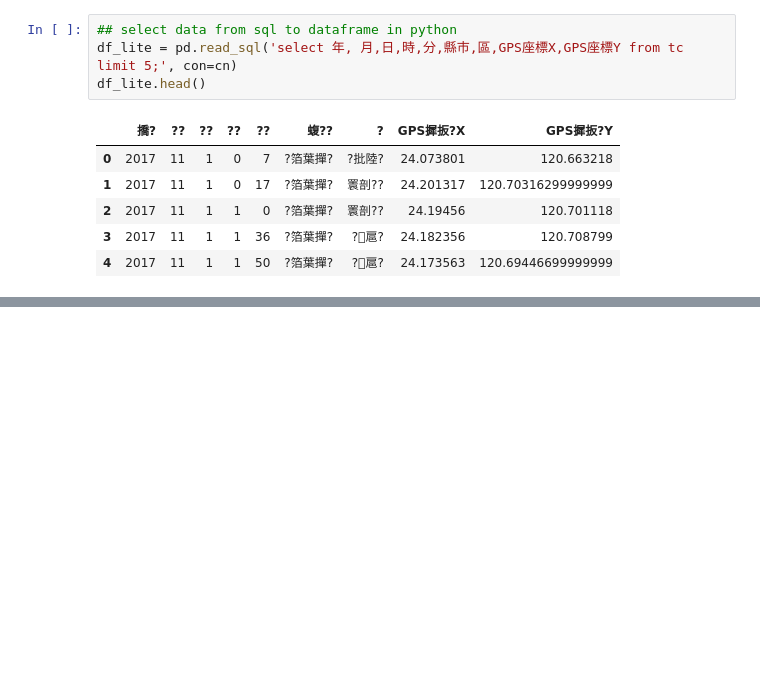
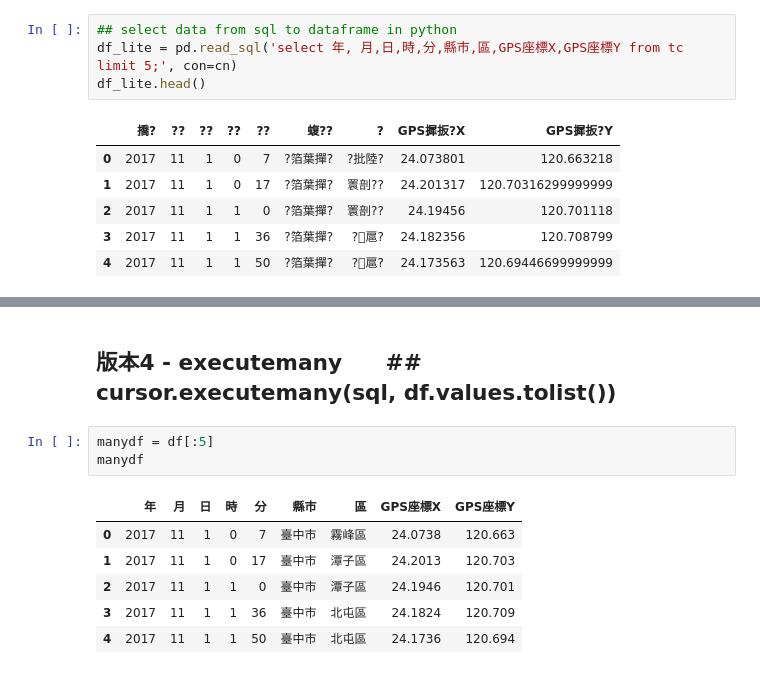
Before and after one commit to WangYenTing/Python, a Jupyter notebook: TRY_MySQL.ipynb, the cells around one changed output, grey strips where cells are left out. Cells and saved outputs as stored; diff of their text form; blank space fills up the shorter version.

```diff
--- a/TRY_MySQL.ipynb
+++ b/TRY_MySQL.ipynb
@@ -297,0 +312,12 @@ df_lite.head()
+# %% [markdown]
+## 版本4 - executemany　　## cursor.executemany(sql, df.values.tolist())
+# %%
+manydf = df[:5]
+manydf
+# %% [output]
+|  | 年 | 月 | 日 | 時 | 分 | 縣市 | 區 | GPS座標X | GPS座標Y |
+| 0 | 2017 | 11 | 1 | 0 | 7 | 臺中市 | 霧峰區 | 24.0738 | 120.663 |
+| 1 | 2017 | 11 | 1 | 0 | 17 | 臺中市 | 潭子區 | 24.2013 | 120.703 |
+| 2 | 2017 | 11 | 1 | 1 | 0 | 臺中市 | 潭子區 | 24.1946 | 120.701 |
+| 3 | 2017 | 11 | 1 | 1 | 36 | 臺中市 | 北屯區 | 24.1824 | 120.709 |
+| 4 | 2017 | 11 | 1 | 1 | 50 | 臺中市 | 北屯區 | 24.1736 | 120.694 |
```
Also changed, not shown: parts of 15 cells of this notebook.
